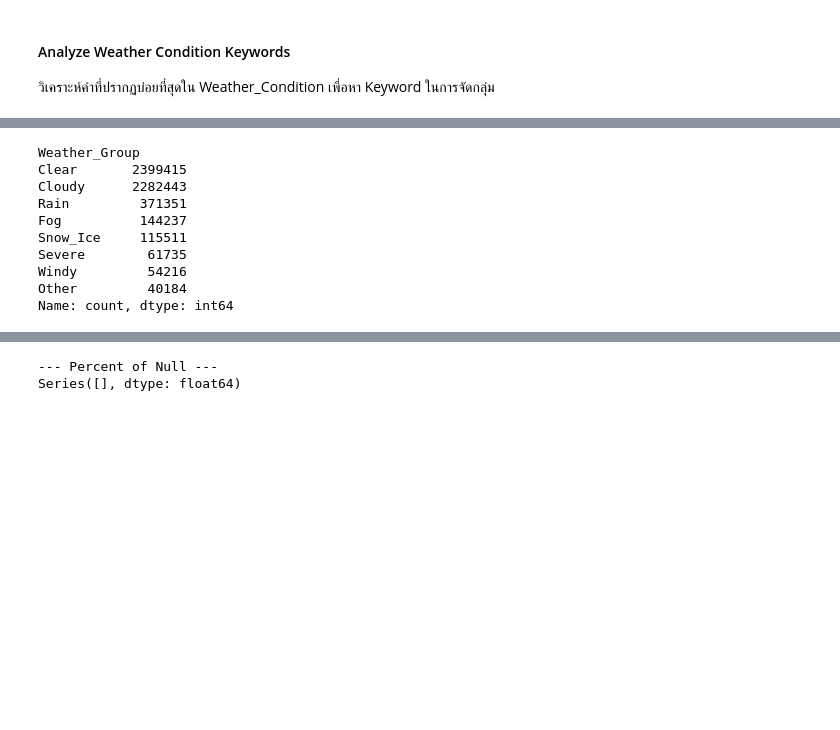
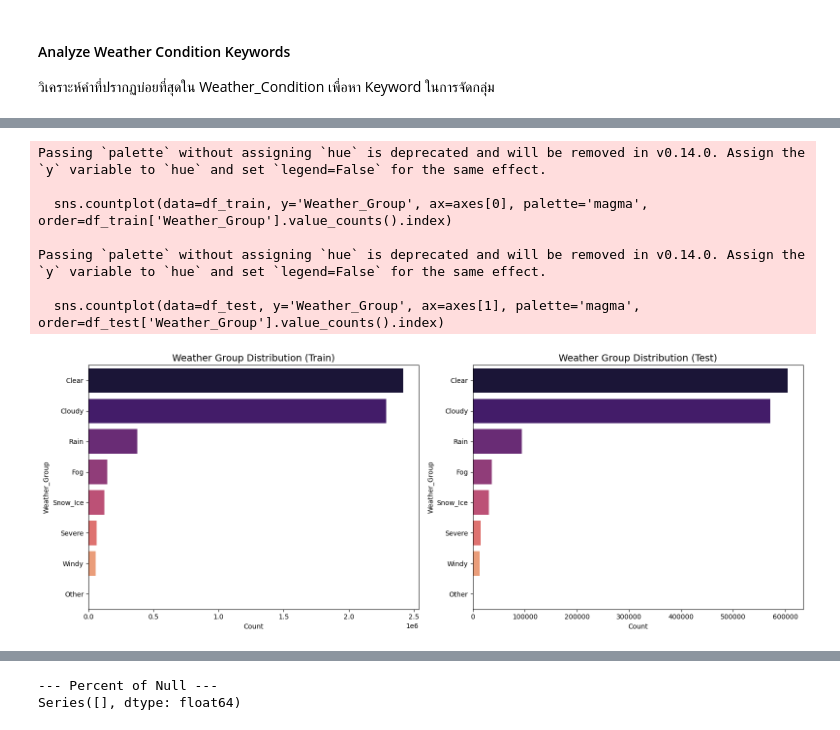
Before and after one commit to ThnaChamp/us-traffic-incident-analysis, a Jupyter notebook: notebooks/01.3_data_advance_cleaning.ipynb, the cells around one changed output, grey strips where cells are left out. Saved outputs shown, nothing was run; the diff lists cells and outputs as text; code cells hidden in the pictures; blank space fills up the shorter version.

```diff
--- a/notebooks/01.3_data_advance_cleaning.ipynb
+++ b/notebooks/01.3_data_advance_cleaning.ipynb
@@ -14,6 +15,7 @@ df_train = pd.read_csv("../data/processed/01.2/train_data.csv")
 df_test = pd.read_csv("../data/processed/01.2/test_data.csv")
 # %%
 df_train["Start_Time"] = pd.to_datetime(df_train["Start_Time"], errors="coerce")
+df_test["Start_Time"] = pd.to_datetime(df_test["Start_Time"], errors="coerce")
 # %%
 missing_data = df_train.isnull().sum()[df_train.isnull().sum() > 0].sort_values(ascending=False)
 
@@ -72,8 +74,13 @@ print(df_train["Weather_Condition"].nunique())
 141
 # %%
 df_train['Weather_Condition'] = df_train['Weather_Condition'].str.lower()
+df_test['Weather_Condition'] = df_test['Weather_Condition'].str.lower()
 # %%
 df_train['Start_Date'] = df_train['Start_Time'].dt.date
 df_train['Hour'] = df_train['Start_Time'].dt.hour
 df_train['Month'] = df_train['Start_Time'].dt.month
+
+df_test['Start_Date'] = df_test['Start_Time'].dt.date
+df_test['Hour'] = df_test['Start_Time'].dt.hour
+df_test['Month'] = df_test['Start_Time'].dt.month
 # %%
@@ -169,13 +159,24 @@ df_train = df_train.drop(columns=['Weather_Condition'])
 # %%
-print(df_train["Weather_Group"].value_counts())
+fig, axes = plt.subplots(1, 2, figsize=(16, 6))
+
+# Train Data
+sns.countplot(data=df_train, y='Weather_Group', ax=axes[0], palette='magma', order=df_train['Weather_Group'].value_counts().index)
+axes[0].set_title('Weather Group Distribution (Train)', fontsize=14)
+axes[0].set_xlabel('Count')
+
+# Test Data
+sns.countplot(data=df_test, y='Weather_Group', ax=axes[1], palette='magma', order=df_test['Weather_Group'].value_counts().index)
+axes[1].set_title('Weather Group Distribution (Test)', fontsize=14)
+axes[1].set_xlabel('Count')
+
+plt.tight_layout()
+plt.show()
 # %% [output]
-Weather_Group
-Clear       2399415
-Cloudy      2282443
-Rain         371351
-Fog          144237
-Snow_Ice     115511
-Severe        61735
-Windy         54216
-Other         40184
-Name: count, dtype: int64
+Passing `palette` without assigning `hue` is deprecated and will be removed in v0.14.0. Assign the `y` variable to `hue` and set `legend=False` for the same effect.
+
+  sns.countplot(data=df_train, y='Weather_Group', ax=axes[0], palette='magma', order=df_train['Weather_Group'].value_counts().index)
+
+Passing `palette` without assigning `hue` is deprecated and will be removed in v0.14.0. Assign the `y` variable to `hue` and set `legend=False` for the same effect.
+
+  sns.countplot(data=df_test, y='Weather_Group', ax=axes[1], palette='magma', order=df_test['Weather_Group'].value_counts().index)
+[figure, added]
```
Also changed, not shown: parts of 8 cells of this notebook, 6 other files.
